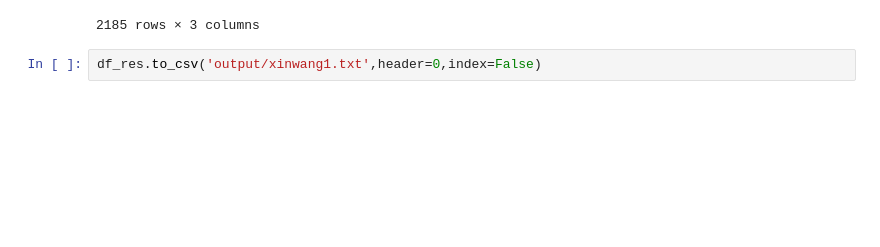
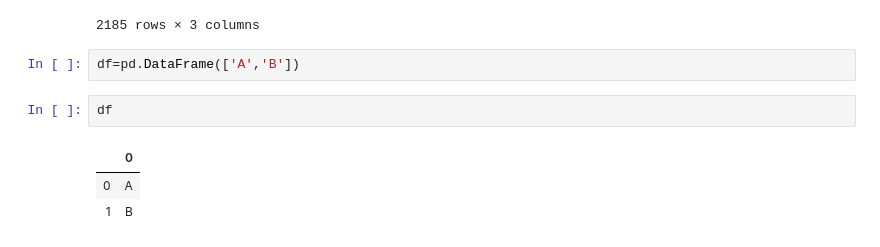
Before and after one commit to lca1070841799/myJupyter, a Jupyter notebook: 智能客服语料处理.ipynb, the cells around one changed output. Drawn from its saved outputs; the diff is of its cells as text; blank space fills up the shorter version.

```diff
--- a/智能客服语料处理.ipynb
+++ b/智能客服语料处理.ipynb
@@ -82,5 +82,11 @@ df_res
 | 3761 | 显示余额不足，但是卡里有钱 | 核实扣款失败的原因 | 1 |
 | 3765 | 车贷如何解绑银行卡 | 车贷如何解绑银行卡 | 1 |
 2185 rows × 3 columns
-# %%
-df_res.to_csv('output/xinwang1.txt',header=0,index=False)
+# %%
+df=pd.DataFrame(['A','B'])
+# %%
+df
+# %% [output]
+|  | 0 |
+| 0 | A |
+| 1 | B |
```
Also changed, not shown: 1 other file.
